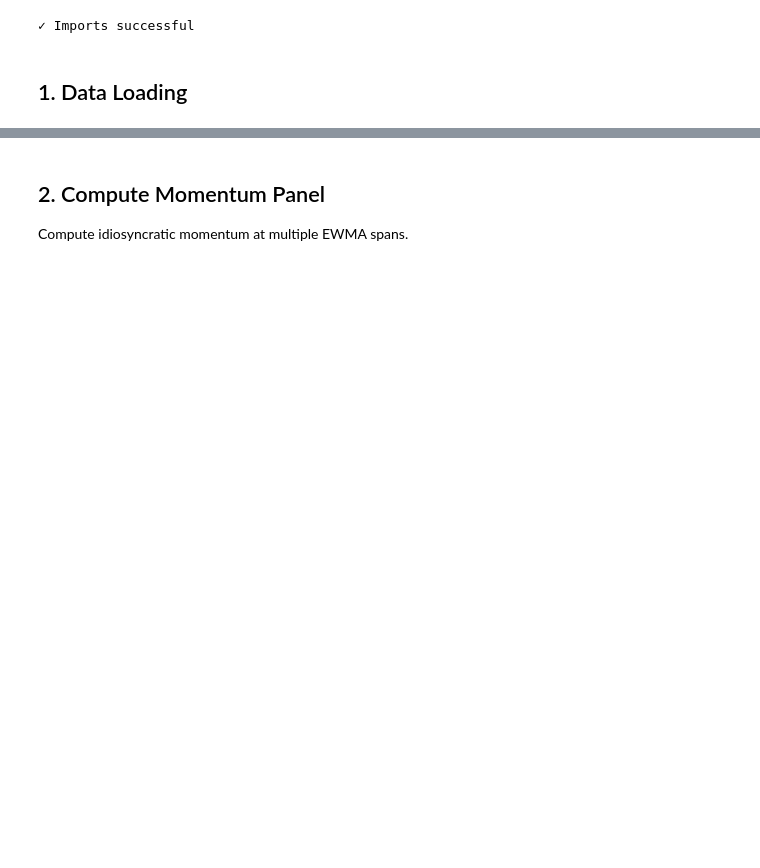
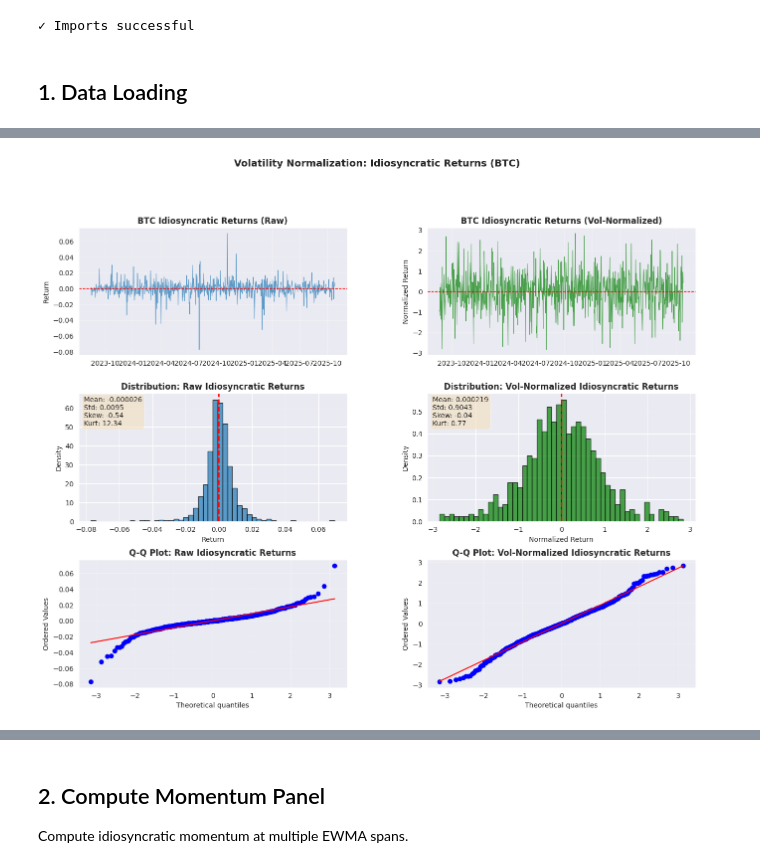
Before and after one commit to erlenlok/slipstream, a Jupyter notebook: notebooks/momentum_panel_test.ipynb, the cells around one changed output, grey strips where cells are left out. Saved outputs shown, nothing was run; the diff lists cells and outputs as text; code cells hidden in the pictures; blank space fills up the shorter version.

```diff
--- a/notebooks/momentum_panel_test.ipynb
+++ b/notebooks/momentum_panel_test.ipynb
@@ -107,0 +171,96 @@ loadings_24h, market_24h, pca_df_24h = load_pca_factor(H=24, K=30, weight_method
+# %%
+# First compute idiosyncratic returns (remove market factor)
+print("Computing idiosyncratic returns...")
+idio_returns = compute_idiosyncratic_returns(returns, loadings_24h, market_24h)
+
+# Select BTC idiosyncratic returns for visualization
+btc_idio = idio_returns['BTC'].dropna()
+
+# Compute volatility-normalized idiosyncratic returns using the SAME logic as signals module
+# (see src/slipstream/signals/idiosyncratic_momentum.py lines 136-143)
+test_span = 8  # Example span we'll use for demonstration
+vol_span = test_span * 2  # Same as signals module: vol_span = max(spans) * 2
+
+# EWMA volatility (exactly as in signals module)
+btc_vol = btc_idio.ewm(span=vol_span, min_periods=vol_span // 2).std()
+btc_vol = btc_vol.replace(0, np.nan)  # Avoid division by zero
+
+# Normalize by volatility (exactly as in signals module)
+btc_normalized = btc_idio / btc_vol
+
+# Drop NaN values
+btc_normalized = btc_normalized.dropna()
+
+print(f"Using vol_span = {vol_span} periods (= {test_span}*2, same as signals module)")
+print(f"BTC idiosyncratic returns: {len(btc_idio)} observations")
+print(f"After vol normalization: {len(btc_normalized)} observations")
+
+# Create figure with 6 subplots
+fig = plt.figure(figsize=(16, 12))
+gs = fig.add_gridspec(3, 2, hspace=0.3, wspace=0.3)
+
+# 1. Time series - Raw idiosyncratic returns
+ax1 = fig.add_subplot(gs[0, 0])
+ax1.plot(btc_idio.index, btc_idio.values, linewidth=0.8, alpha=0.7)
+ax1.axhline(0, color='red', linestyle='--', linewidth=1)
+ax1.set_title('BTC Idiosyncratic Returns (Raw)', fontweight='bold', fontsize=12)
+ax1.set_ylabel('Return')
+ax1.grid(True, alpha=0.3)
+
+# 2. Time series - Vol-normalized idiosyncratic returns
+ax2 = fig.add_subplot(gs[0, 1])
+ax2.plot(btc_normalized.index, btc_normalized.values, linewidth=0.8, alpha=0.7, color='green')
+ax2.axhline(0, color='red', linestyle='--', linewidth=1)
+ax2.set_title('BTC Idiosyncratic Returns (Vol-Normalized)', fontweight='bold', fontsize=12)
+ax2.set_ylabel('Normalized Return')
+ax2.grid(True, alpha=0.3)
+
+# 3. Histogram - Raw idiosyncratic returns
+ax3 = fig.add_subplot(gs[1, 0])
+ax3.hist(btc_idio.values, bins=50, alpha=0.7, edgecolor='black', density=True)
+ax3.axvline(0, color='red', linestyle='--', linewidth=2)
+ax3.set_title('Distribution: Raw Idiosyncratic Returns', fontweight='bold', fontsize=12)
+ax3.set_xlabel('Return')
+ax3.set_ylabel('Density')
+ax3.text(0.02, 0.98,
+         f'Mean: {btc_idio.mean():.6f}\nStd: {btc_idio.std():.4f}\nSkew: {btc_idio.skew():.2f}\nKurt: {btc_idio.kurtosis():.2f}',
+         transform=ax3.transAxes, verticalalignment='top',
+         bbox=dict(boxstyle='round', facecolor='wheat', alpha=0.5))
+
+# 4. Histogram - Vol-normalized idiosyncratic returns
+ax4 = fig.add_subplot(gs[1, 1])
+ax4.hist(btc_normalized.values, bins=50, alpha=0.7, edgecolor='black', density=True, color='green')
+ax4.axvline(0, color='red', linestyle='--', linewidth=2)
+ax4.set_title('Distribution: Vol-Normalized Idiosyncratic Returns', fontweight='bold', fontsize=12)
+ax4.set_xlabel('Normalized Return')
+ax4.set_ylabel('Density')
+ax4.text(0.02, 0.98,
+         f'Mean: {btc_normalized.mean():.6f}\nStd: {btc_normalized.std():.4f}\nSkew: {btc_normalized.skew():.2f}\nKurt: {btc_normalized.kurtosis():.2f}',
+         transform=ax4.transAxes, verticalalignment='top',
+         bbox=dict(boxstyle='round', facecolor='wheat', alpha=0.5))
+
+# 5. Q-Q Plot - Raw idiosyncratic returns
+ax5 = fig.add_subplot(gs[2, 0])
+from scipy import stats
+stats.probplot(btc_idio.dropna(), dist="norm", plot=ax5)
+ax5.set_title('Q-Q Plot: Raw Idiosyncratic Returns', fontweight='bold', fontsize=12)
+ax5.grid(True, alpha=0.3)
+
+# 6. Q-Q Plot - Vol-normalized idiosyncratic returns
+ax6 = fig.add_subplot(gs[2, 1])
+stats.probplot(btc_normalized.dropna(), dist="norm", plot=ax6)
+ax6.set_title('Q-Q Plot: Vol-Normalized Idiosyncratic Returns', fontweight='bold', fontsize=12)
+ax6.grid(True, alpha=0.3)
+
+plt.suptitle('Volatility Normalization: Idiosyncratic Returns (BTC)',
+             fontsize=14, fontweight='bold', y=0.995)
+plt.show()
+
+print("\nObservations:")
+print("- Idiosyncratic returns = residuals after removing market factor (PC1)")
+print("- Vol-normalization uses SAME logic as signals.idiosyncratic_momentum()")
+print("- Should make variance more constant over time (homoskedastic)")
+print("- Q-Q plot closer to diagonal = more Gaussian/white noise-ish")
+print("- Kurtosis reduced = fewer extreme outliers")
+print("- This is the signal used for momentum prediction!")
+# %% [output]
@@ -107,0 +271 @@ loadings_24h, market_24h, pca_df_24h = load_pca_factor(H=24, K=30, weight_method
+[figure, added]
```
Also changed, not shown: parts of 12 cells of this notebook, 16 other files.
